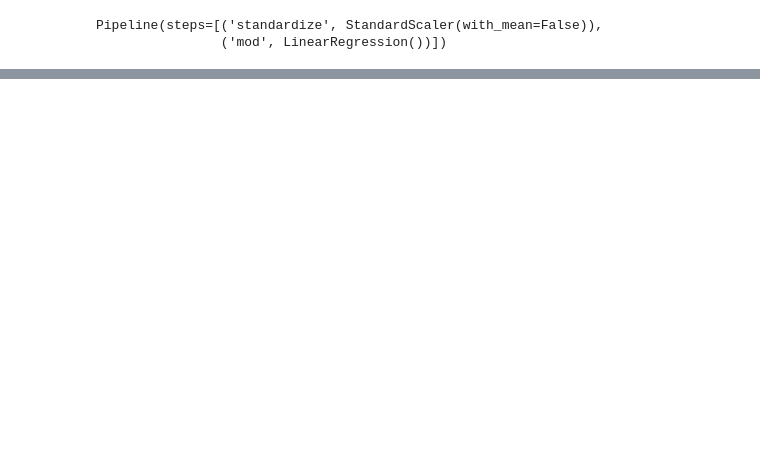
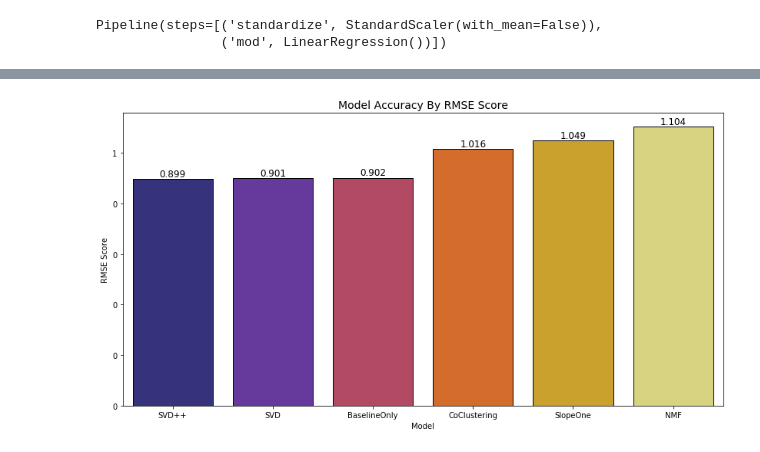
Before and after one commit to CharlesMaponya/Unsupervised_notebook, a Jupyter notebook: Kaggle_notebooki.ipynb, the cells around one changed output, grey strips where cells are left out. Cells and saved outputs as stored; diff of their text form; code cells hidden in the pictures; blank space fills up the shorter version.

Commit message:
Collaborative Based Filtering Models

```diff
--- a/Kaggle_notebooki.ipynb
+++ b/Kaggle_notebooki.ipynb
@@ -682,0 +775,3 @@ NameError: name 'sample' is not defined
+# %%
+svd_predictions = svd_model.test(testset)
+svd_rmse = accuracy.rmse(svd_predictions)
@@ -682,0 +784,5 @@ NameError: name 'sample' is not defined
+# %%
+svdpp_model = SVDpp(n_epochs=50,n_factors=200,init_std_dev=0.01,random_state=42,verbose=True)
+svdpp_model.fit(trainset)
+svdpp_predictions = svdpp_model.test(testset)
+svdpp_rmse = accuracy.rmse(svdpp_predictions)
@@ -682,0 +811,7 @@ NameError: name 'sample' is not defined
+# %%
+bsl_options = {'method': 'sgd','n_epochs': 50}
+blo_model = BaselineOnly(bsl_options=bsl_options,verbose=True)
+blo_model.fit(trainset)
+blo_predictions = blo_model.test(testset)
+# Calculate RMSE
+blo_rmse = accuracy.rmse(blo_predictions)
@@ -682,0 +821,5 @@ NameError: name 'sample' is not defined
+# %%
+rmse_scores =[nmf_rmse,slo_rmse,cc_rmse,svd_rmse,svdpp_rmse,blo_rmse]
+models =['NMF','SlopeOne','CoClustering','SVD','SVD++','BaselineOnly']
+
+accuracy_data = pd.DataFrame({'model':models,'RMSE':rmse_scores})
@@ -682,0 +836,12 @@ NameError: name 'sample' is not defined
+# %%
+fig, ax = plt.subplots(figsize=(14,7))
+sns.barplot(data=accuracy_data.sort_values(by='RMSE'), x='model', y='RMSE', palette="CMRmap", edgecolor="black", ax=ax)
+ax.set_xlabel("Model")
+ax.set_ylabel('RMSE Score')
+ax.set_yticklabels(['{:,}'.format(int(x)) for x in ax.get_yticks().tolist()])
+for p in ax.patches:
+    ax.text(p.get_x() + p.get_width()/2, p.get_y() + p.get_height(), round(p.get_height(),3), fontsize=12, ha="center", va='bottom')
+plt.title('Model Accuracy By RMSE Score', fontsize=14)
+plt.show()
+# %% [output]
+[figure, added]
```
Also changed, not shown: parts of 41 cells of this notebook.
